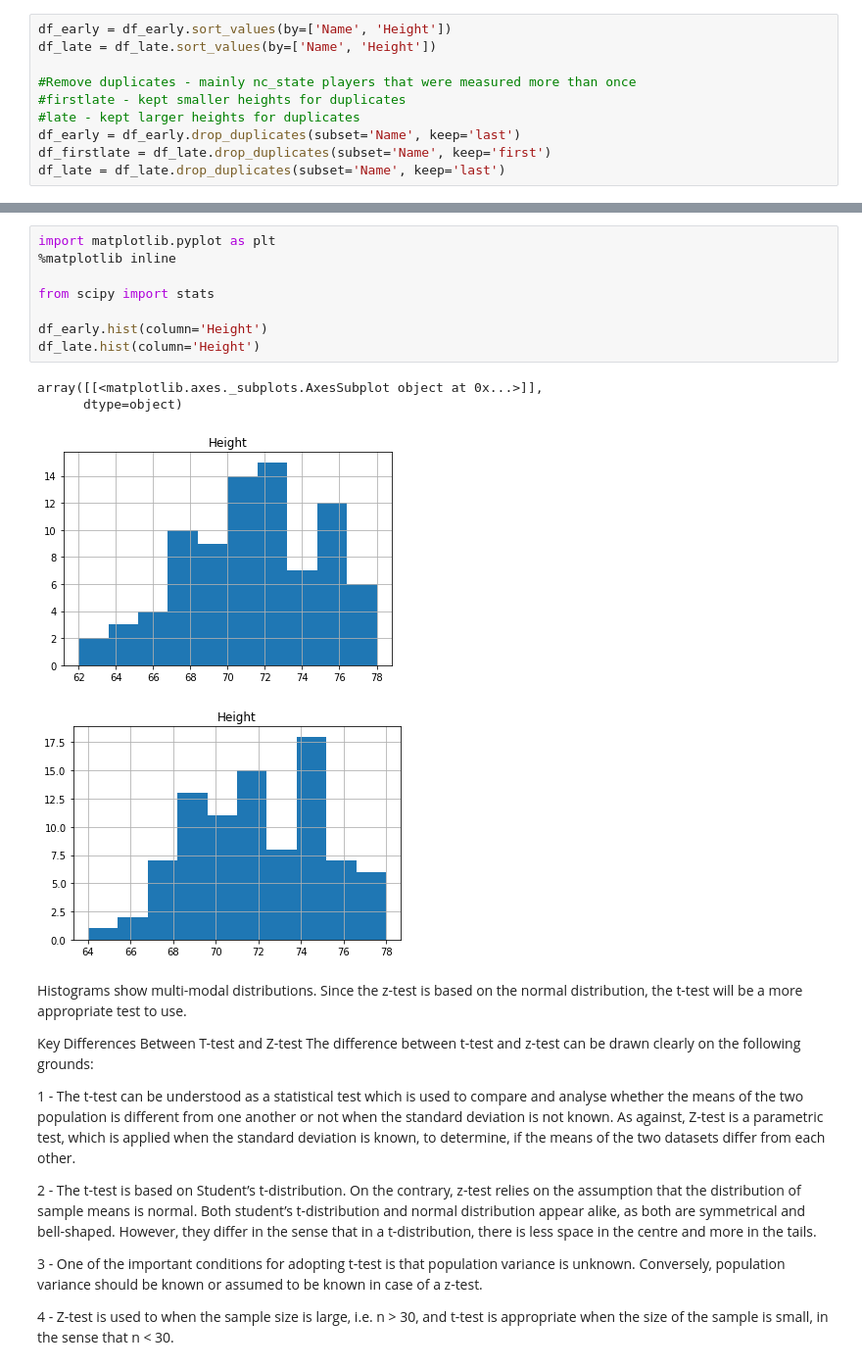
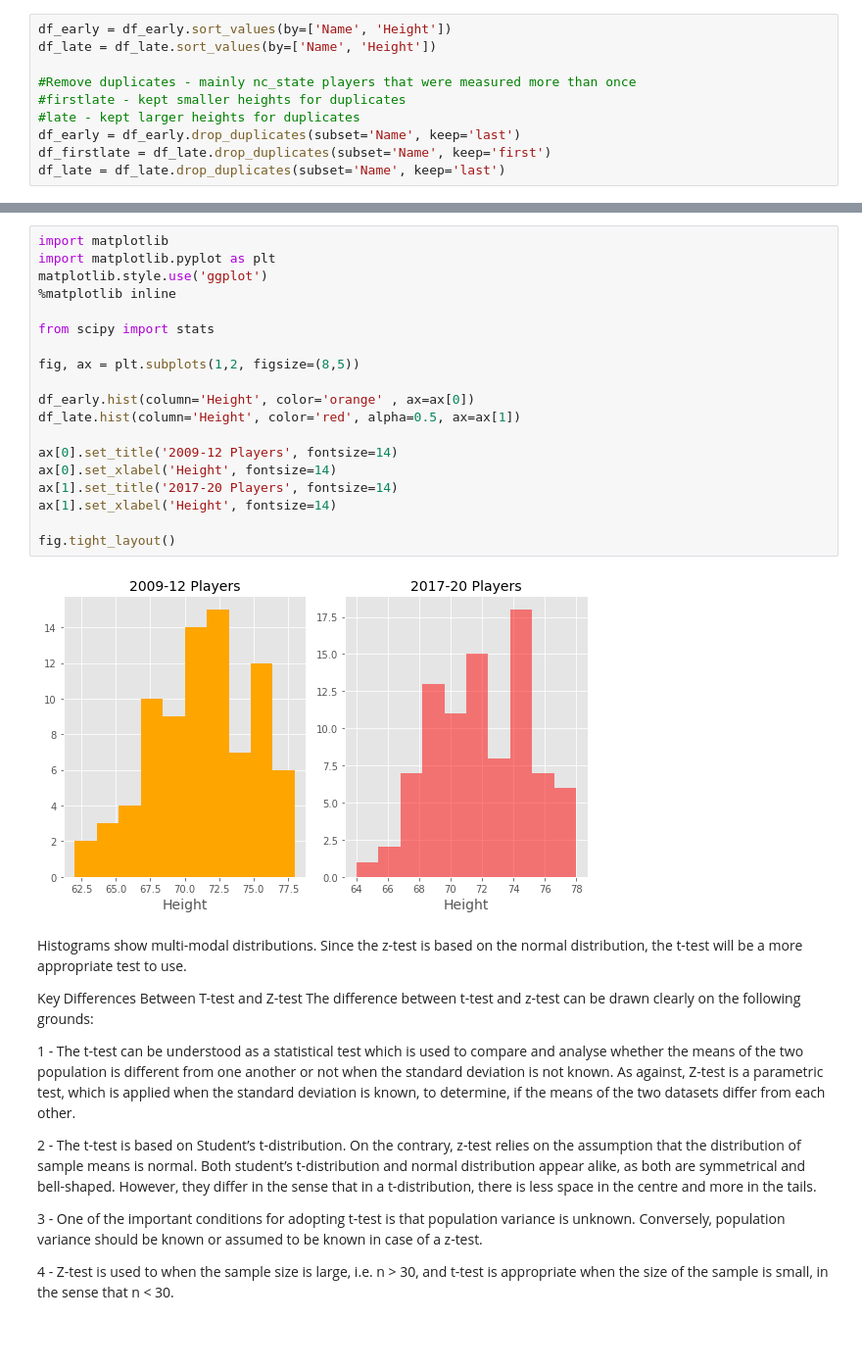
Before and after one commit to cricks3/wbb-heights, a Jupyter notebook: webscraping/webscraping.ipynb, the cells around one changed output, grey strips where cells are left out. Shown at 98% size. Cells and saved outputs as stored; diff of their text form; blank space fills up the shorter version.

Commit message:
new histograms

```diff
--- a/webscraping/webscraping.ipynb
+++ b/webscraping/webscraping.ipynb
@@ -271,16 +271,24 @@ df_firstlate[df_firstlate['Team'] == 'nc_state']
-# %%
-import matplotlib.pyplot as plt
-%matplotlib inline
-
-from scipy import stats
-
-df_early.hist(column='Height')
-df_late.hist(column='Height')
-# %% [output]
-array([[<matplotlib.axes._subplots.AxesSubplot object at 0x...>]],
-      dtype=object)
-[figure, removed]
-[figure, removed]
+# %%
+import matplotlib
+import matplotlib.pyplot as plt
+matplotlib.style.use('ggplot')
+%matplotlib inline
+
+from scipy import stats
+
+fig, ax = plt.subplots(1,2, figsize=(8,5))
+
+df_early.hist(column='Height', color='orange' , ax=ax[0])
+df_late.hist(column='Height', color='red', alpha=0.5, ax=ax[1])
+
+ax[0].set_title('2009-12 Players', fontsize=14)
+ax[0].set_xlabel('Height', fontsize=14)
+ax[1].set_title('2017-20 Players', fontsize=14)
+ax[1].set_xlabel('Height', fontsize=14)
+
+fig.tight_layout()
+# %% [output]
+[figure, added]
 # %% [markdown]
 Histograms show multi-modal distributions.  Since the z-test is based on the normal distribution, the t-test will be a more appropriate test to use.
 
```
Also changed, not shown: parts of 4 cells of this notebook, 2 other files.
